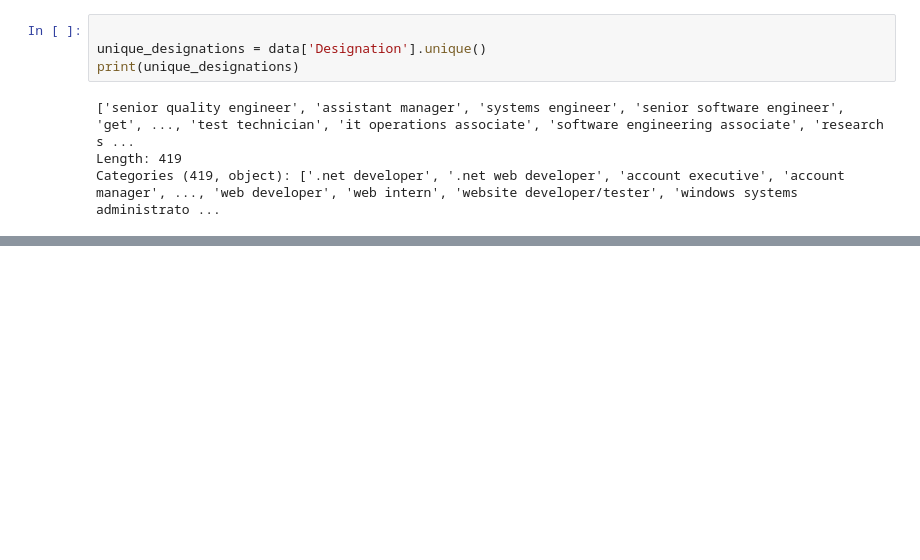
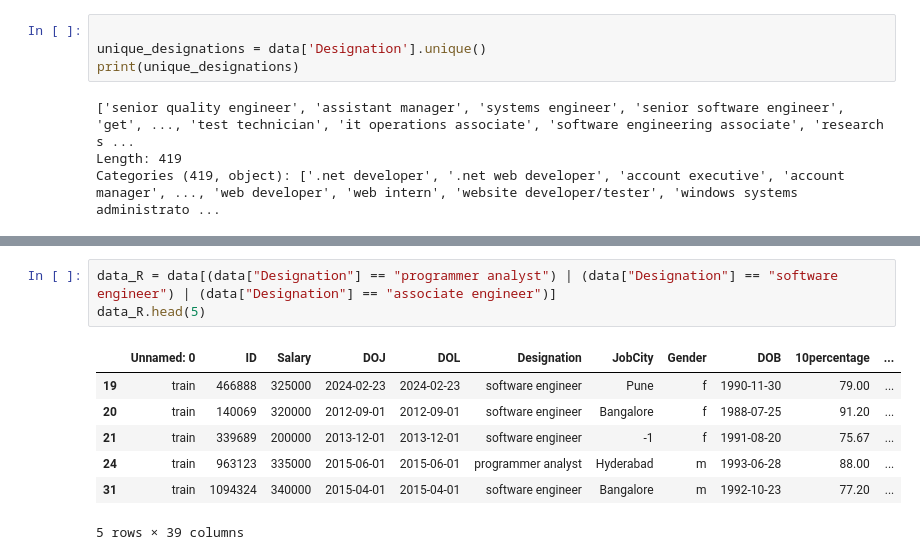
Before and after one commit to VishakhaDeshmukh1/EDA_INNOMATICS, a Jupyter notebook: Task4.ipynb, the cells around one changed output, grey strips where cells are left out. Saved outputs shown, nothing was run; the diff lists cells and outputs as text; blank space fills up the shorter version.

```diff
--- a/Task4.ipynb
+++ b/Task4.ipynb
@@ -607,0 +657,11 @@ Categories (419, object): ['.net developer', '.net web developer', 'account exec
+# %%
+data_R = data[(data["Designation"] == "programmer analyst") | (data["Designation"] == "software engineer") | (data["Designation"] == "associate engineer")]
+data_R.head(5)
+# %% [output]
+|  | Unnamed: 0 | ID | Salary | DOJ | DOL | Designation | JobCity | Gender | DOB | 10percentage | ... |
+| 19 | train | 466888 | 325000 | 2024-02-23 | 2024-02-23 | software engineer | Pune | f | 1990-11-30 | 79.00 | ... |
+| 20 | train | 140069 | 320000 | 2012-09-01 | 2012-09-01 | software engineer | Bangalore | f | 1988-07-25 | 91.20 | ... |
+| 21 | train | 339689 | 200000 | 2013-12-01 | 2013-12-01 | software engineer | -1 | f | 1991-08-20 | 75.67 | ... |
+| 24 | train | 963123 | 335000 | 2015-06-01 | 2015-06-01 | programmer analyst | Hyderabad | m | 1993-06-28 | 88.00 | ... |
+| 31 | train | 1094324 | 340000 | 2015-04-01 | 2015-04-01 | software engineer | Bangalore | m | 1992-10-23 | 77.20 | ... |
+5 rows × 39 columns
```
Also changed, not shown: parts of 4 cells of this notebook, 1 other file.
